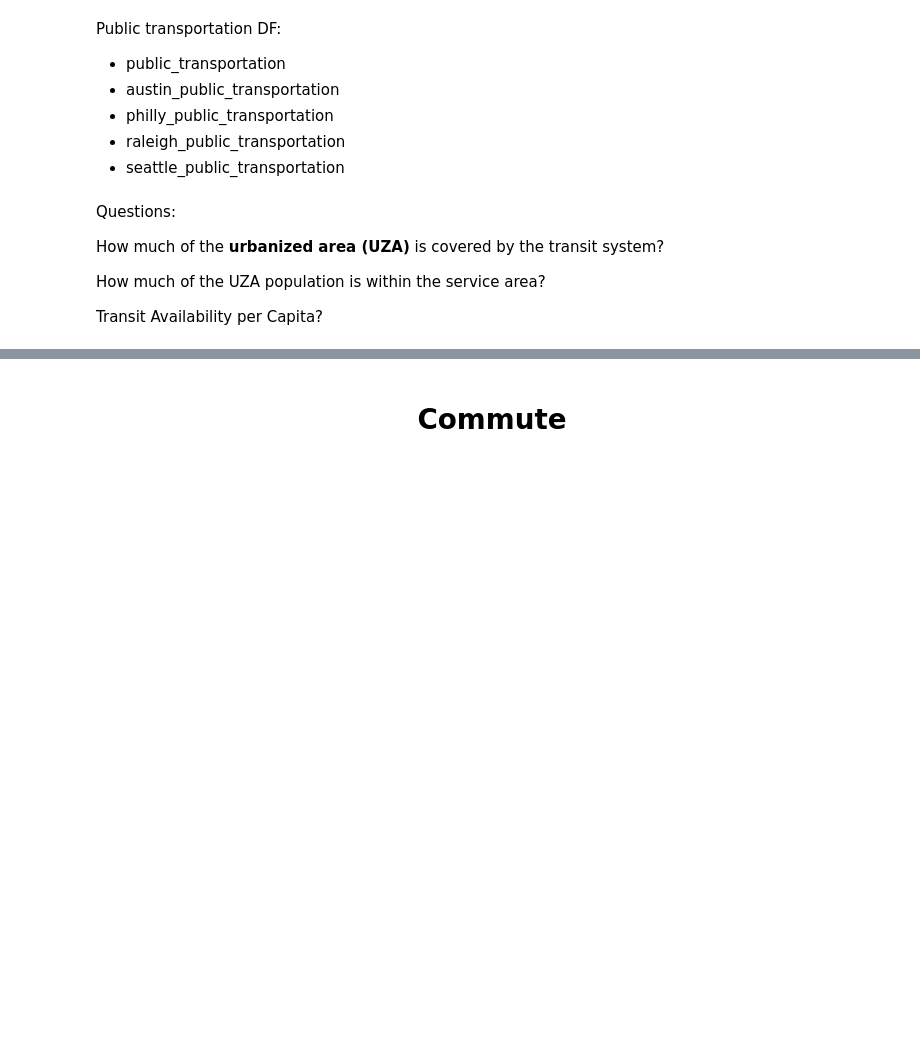
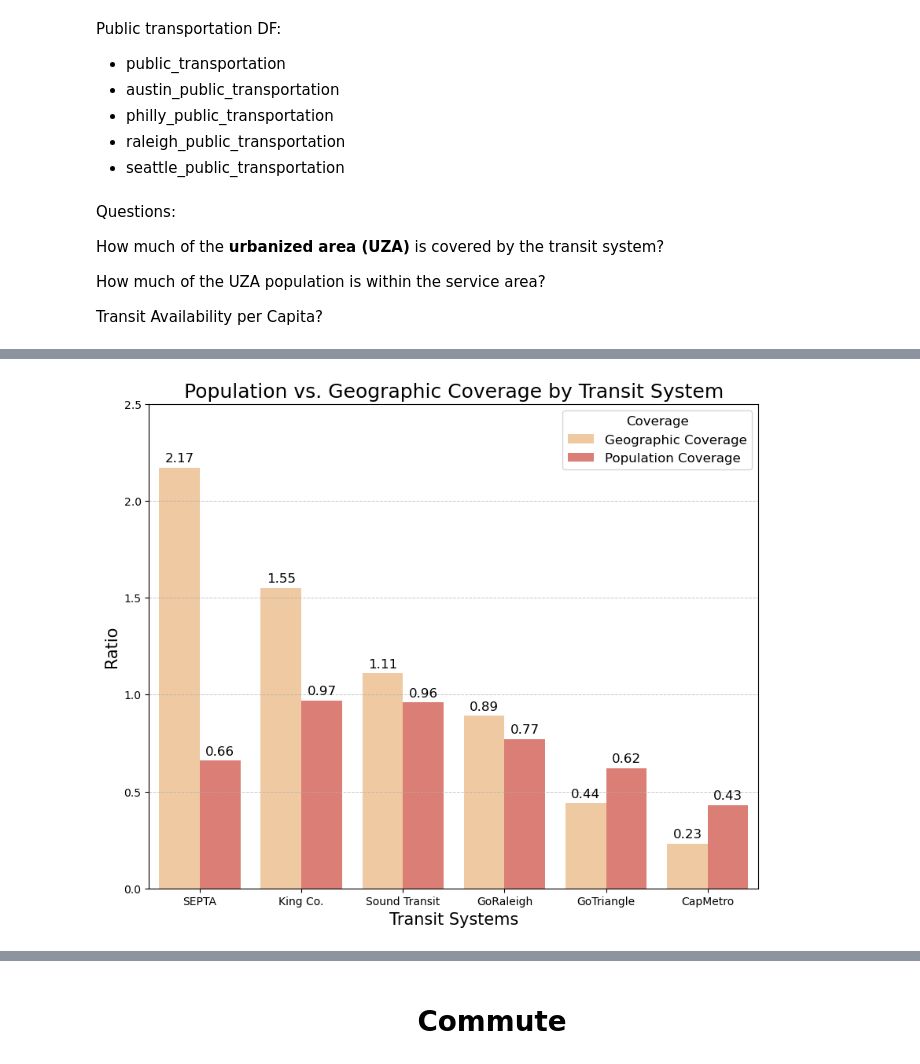
Before and after one commit to Hannah00Donnelly/nss-capstone-da14-2025, a Jupyter notebook: notebooks/hdonnelly_capstone.ipynb, the cells around one changed output, grey strips where cells are left out. Cells and saved outputs as stored; diff of their text form; code cells hidden in the pictures; blank space fills up the shorter version.

```diff
--- a/notebooks/hdonnelly_capstone.ipynb
+++ b/notebooks/hdonnelly_capstone.ipynb
@@ -490,0 +635,58 @@ public_transportation_cities_2024.head()
+# %%
+columns_coverage=['Agency','Population Coverage','Geographic Coverage']
+transportation_coverage_graphs = mycity_transportation_access[columns_coverage]
+columns_density=['Agency','UZA Population Density','Service Area Population Density']
+transportation_density_graphs = mycity_transportation_access[columns_density]
+
+coverage_graphs= pd.melt(transportation_coverage_graphs, id_vars='Agency',var_name='Coverage', value_name='Ratio')
+
+density_graphs= pd.melt(transportation_density_graphs, id_vars='Agency',var_name='Density', value_name='Ratio')
+# %%
+plt.figure(figsize=(10, 8))
+
+#color Palette for graphs
+test_colors = {
+    'Geographic Coverage': '#fbca94',
+    'Population Coverage': '#eb7065'
+
+}
+colors = list(test_colors.values())
+
+sns.set_palette(colors)
+
+
+ax=sns.barplot(data=coverage_graphs.sort_values('Ratio', ascending=False), x='Agency', y='Ratio', hue='Coverage', palette=colors)
+
+
+
+for container in ax.containers:
+    ax.bar_label(container, labels=[f'{val:.2f}' for val in container.datavalues], padding=3, fontsize=12)
+
+abbreviated_labels = [
+    'SEPTA',
+    'King Co.',
+    'Sound Transit',
+    'GoRaleigh',
+    'GoTriangle',
+    'CapMetro'
+]
+
+
+ax.set_xticks(np.arange(len(abbreviated_labels)))
+ax.set_xticklabels(abbreviated_labels, ha='center')
+
+ax.yaxis.grid(True, linestyle='--', linewidth=0.7, alpha=0.7)
+
+plt.title('Population vs. Geographic Coverage by Transit System', fontsize=18)
+plt.ylabel('Ratio',fontsize=15)
+plt.xlabel('Transit Systems',fontsize=15)
+plt.legend(title='Coverage', title_fontsize=12, fontsize=12)
+#plt.tight_layout()
+
+plt.ylim(bottom=0, top=2.5)
+
+
+
+plt.show()
+# %% [output]
+[figure, added]
```
Also changed, not shown: parts of 48 cells of this notebook.
